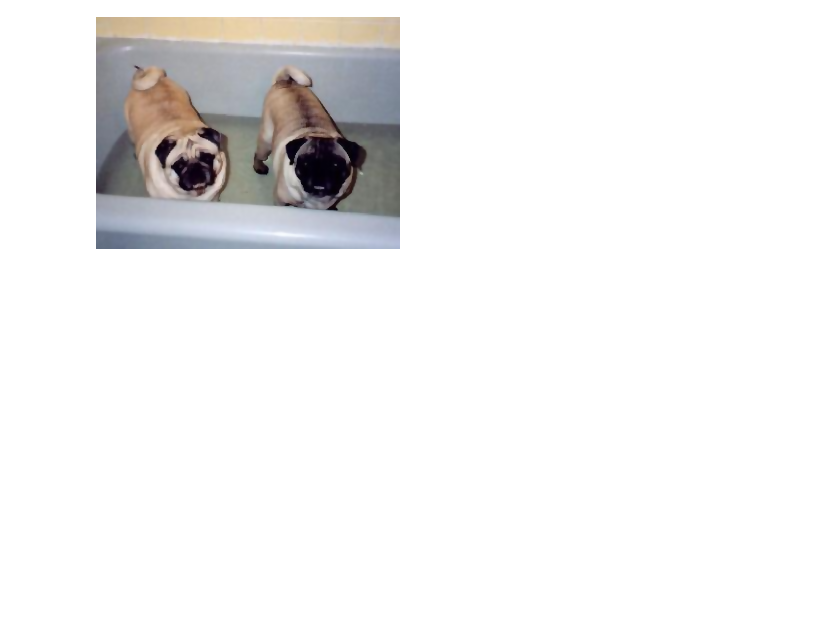
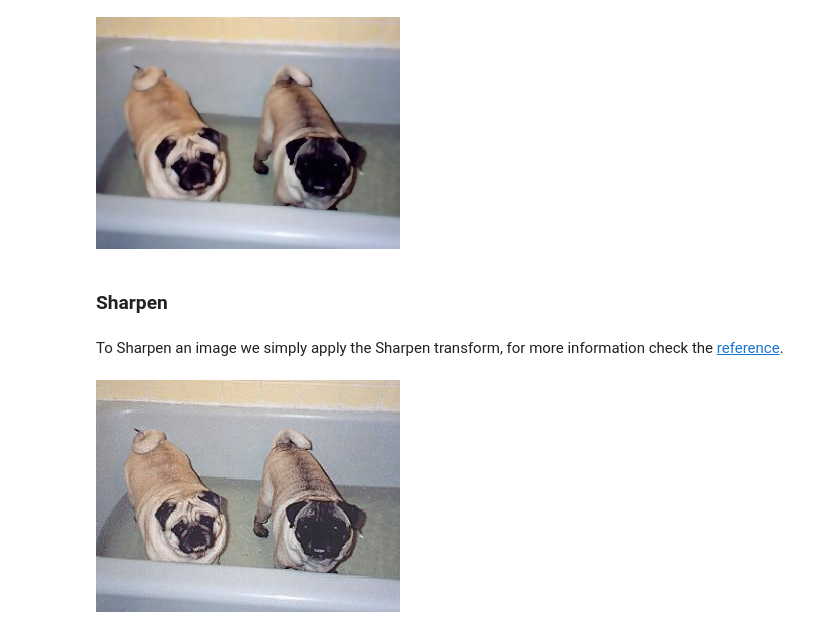
Before and after one commit to easycv/easycv, a Jupyter notebook: docs/source/examples/transforms/filter.ipynb, the cells around one changed output. Cells and saved outputs as stored; diff of their text form; code cells hidden in the pictures; blank space fills up the shorter version.

Commit message:
Fixed Blur. Finished Sharpen with examples and docs.

```diff
--- a/docs/source/examples/transforms/filter.ipynb
+++ b/docs/source/examples/transforms/filter.ipynb
@@ -22,3 +22,12 @@ img.apply(Blur(method="gaussian"))
 img.apply(Blur(method="bilateral"))
 # %% [output]
 [figure]
+# %% [markdown]
+### Sharpen
+# %% [markdown]
+To Sharpen an image we simply apply the Sharpen transform, for more information check the [reference](../../reference/transforms/filter.rst#easycv.transforms.filter.Sharpen).
+# %%
+img = img.apply(Blur(method="gaussian"))
+img.apply(Sharpen(multichannel=True))
+# %% [output]
+[figure, added]
```
Also changed, not shown: parts of 1 cell of this notebook, 2 other files.
